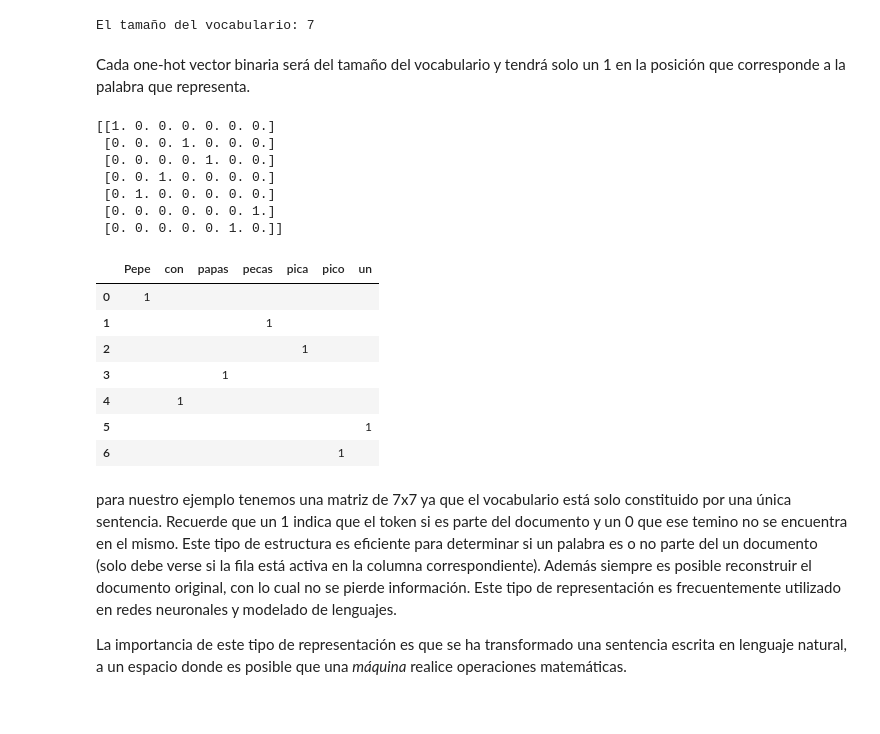
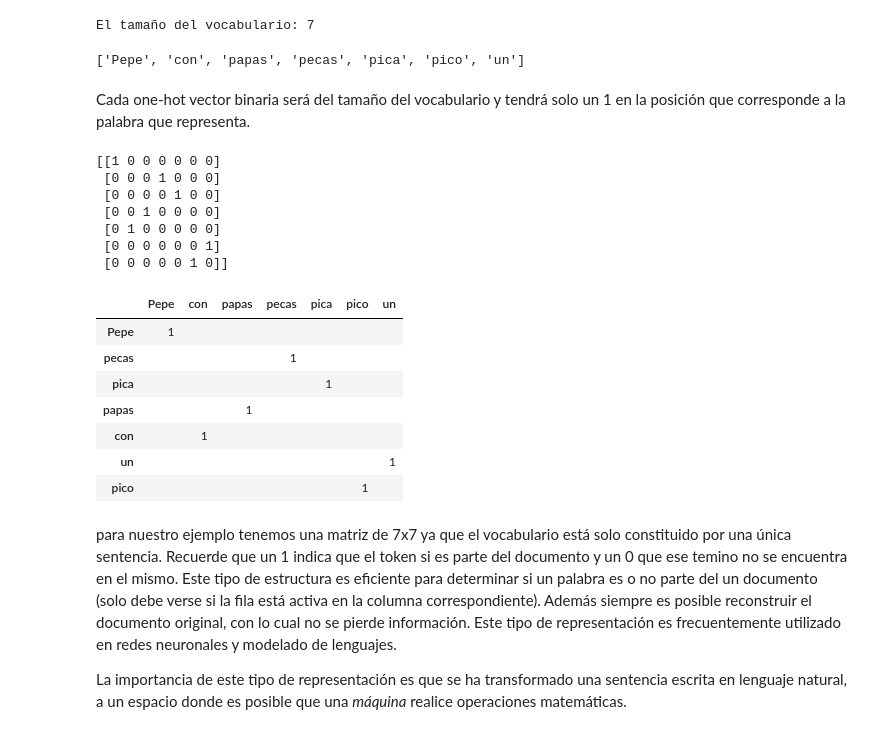
Before and after one commit to kyriox/nlp, a Jupyter notebook: 02_Vocabulario.ipynb, the cells around one changed output. Cells and saved outputs as stored; diff of their text form; code cells hidden in the pictures.

```diff
--- a/02_Vocabulario.ipynb
+++ b/02_Vocabulario.ipynb
@@ -45,6 +45,10 @@ n=len(vocabulario)
 print(f"El tamaño del vocabulario: {n}")
 # %% [output]
 El tamaño del vocabulario: 7
+# %%
+vocabulario
+# %% [output]
+['Pepe', 'con', 'papas', 'pecas', 'pica', 'pico', 'un']
 # %% [markdown]
 Cada one-hot vector binaria será del tamaño del vocabulario y tendrá solo un 1 en la posición que corresponde a la palabra que representa.
 # %%
@@ -53,29 +57,30 @@ one_hot_vectors=np.zeros((n,n))
 ## generamos la representación vectorial para nuesta frase de ejemplo
 for i,w in enumerate(doc1.split()):
     one_hot_vectors[i,vocabulario.index(w)]=1
+one_hot_vectors=one_hot_vectors.astype(int)
 print(one_hot_vectors) # ya tenemos un vector
 # %% [output]
-[[1. 0. 0. 0. 0. 0. 0.]
- [0. 0. 0. 1. 0. 0. 0.]
- [0. 0. 0. 0. 1. 0. 0.]
- [0. 0. 1. 0. 0. 0. 0.]
- [0. 1. 0. 0. 0. 0. 0.]
- [0. 0. 0. 0. 0. 0. 1.]
- [0. 0. 0. 0. 0. 1. 0.]]
+[[1 0 0 0 0 0 0]
+ [0 0 0 1 0 0 0]
+ [0 0 0 0 1 0 0]
+ [0 0 1 0 0 0 0]
+ [0 1 0 0 0 0 0]
+ [0 0 0 0 0 0 1]
+ [0 0 0 0 0 1 0]]
 # %%
 ## Podemos ver la misma información en un dataFrame para hacerlo un poco mas legible
-df = pd.DataFrame(one_hot_vectors, columns=vocabulario)
+df = pd.DataFrame(one_hot_vectors, columns=vocabulario, index=doc1.split())
 df[df == 0] = '' #remplazamos los 0 con la cadena vacia
 df
 # %% [output]
 |  | Pepe | con | papas | pecas | pica | pico | un |
-| 0 | 1 |  |  |  |  |  |  |
-| 1 |  |  |  | 1 |  |  |  |
-| 2 |  |  |  |  | 1 |  |  |
-| 3 |  |  | 1 |  |  |  |  |
-| 4 |  | 1 |  |  |  |  |  |
-| 5 |  |  |  |  |  |  | 1 |
-| 6 |  |  |  |  |  | 1 |  |
+| Pepe | 1 |  |  |  |  |  |  |
+| pecas |  |  |  | 1 |  |  |  |
+| pica |  |  |  |  | 1 |  |  |
+| papas |  |  | 1 |  |  |  |  |
+| con |  | 1 |  |  |  |  |  |
+| un |  |  |  |  |  |  | 1 |
+| pico |  |  |  |  |  | 1 |  |
 # %% [markdown]
 para nuestro ejemplo tenemos una matriz de 7x7 ya que el vocabulario está solo constituido por una única sentencia. Recuerde que un 1 indica que el token si es parte del documento y un 0 que ese temino no se encuentra en el mismo. Este tipo de estructura es eficiente para determinar si un palabra es o no parte del un documento (solo debe verse si la fila está activa en la columna correspondiente). Además siempre es posible reconstruir el documento original, con lo cual no se pierde información. Este tipo de representación es frecuentemente utilizado en redes neuronales y modelado de lenguajes.
 
```
Also changed, not shown: parts of 35 cells of this notebook.
